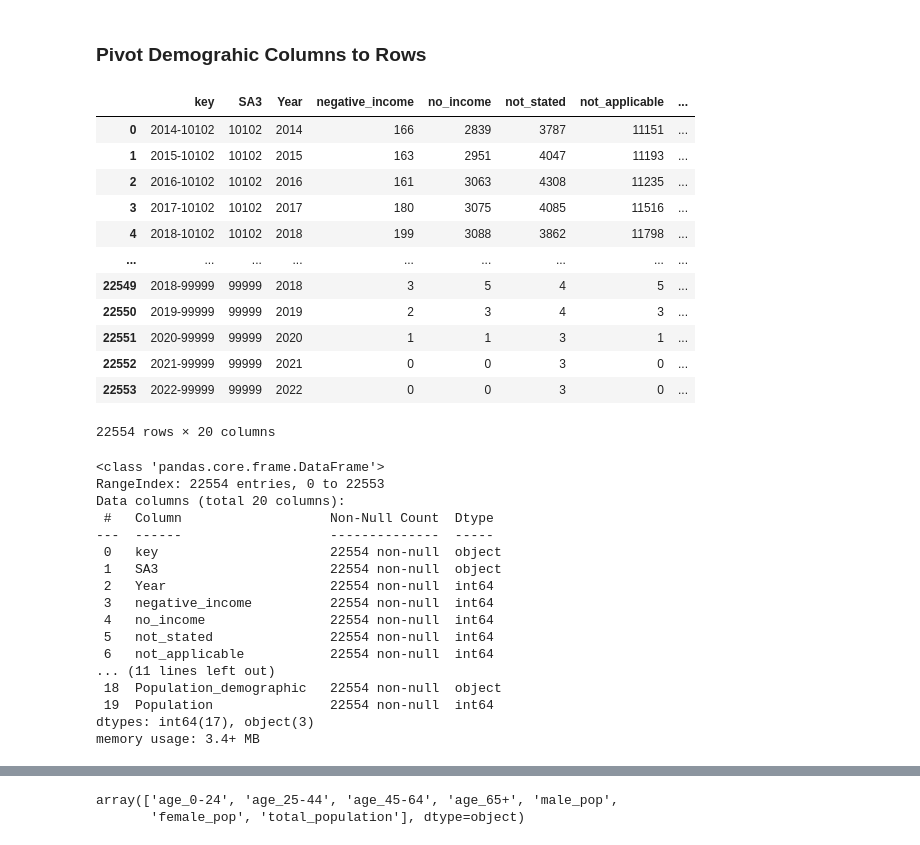
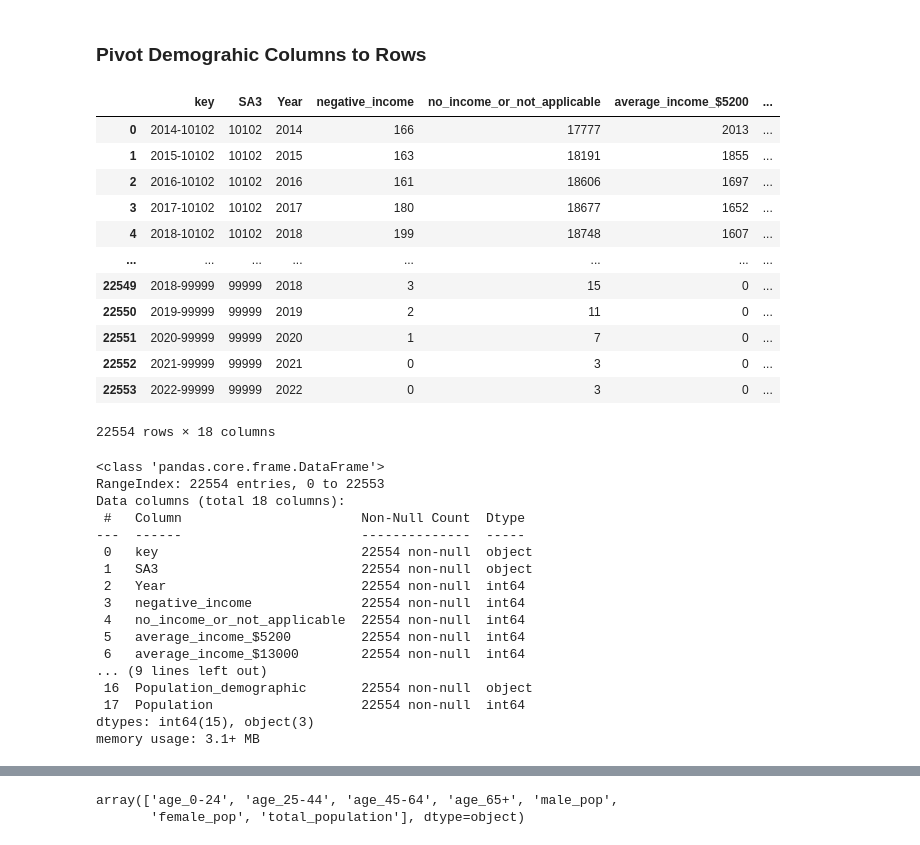
Before and after one commit to jiniep/mbs_analysis, a Jupyter notebook: scripts/10_census_mbs_combine_no_pivot.ipynb, the cells around one changed output, grey strips where cells are left out. Drawn from its saved outputs; the diff is of its cells as text; code cells hidden in the pictures.

Commit message:
Combined no income columns, updated the code and reran the scripts

```diff
--- a/scripts/10_census_mbs_combine_no_pivot.ipynb
+++ b/scripts/10_census_mbs_combine_no_pivot.ipynb
@@ -58,69 +58,67 @@ age_gender_p_columns = [
     "total_population",
 ]
 # defining columns to remain as is (id columns). expected these to duplicate
 id_columns = [
     "key",
     "SA3",
     "Year",
     "negative_income",
-    "no_income",
-    "not_stated",
-    "not_applicable",
+    "no_income_or_not_applicable",
     "average_income_$5200",
     "average_income_$13000",
     "average_income_$18200",
     "average_income_$26000",
     "average_income_$36400",
     "average_income_$46800",
     "average_income_$58500",
     "average_income_$71500",
     "average_income_$91000",
     "average_income_$130000",
     "average_income_$169000+",
 ]
 
 # using melt function to pivot the demograhic into rows, naming columns Population_demograhic. Values stored in Population
 df_census_2014_22_pivot = df_census_2014_22.melt(
     id_vars=id_columns,
     value_vars=age_gender_p_columns,
     var_name="Population_demographic",
     value_name="Population",
 )
 df_census_2014_22_pivot
 # %% [output]
-|  | key | SA3 | Year | negative_income | no_income | not_stated | not_applicable | ... |
-| 0 | 2014-10102 | 10102 | 2014 | 166 | 2839 | 3787 | 11151 | ... |
-| 1 | 2015-10102 | 10102 | 2015 | 163 | 2951 | 4047 | 11193 | ... |
-| 2 | 2016-10102 | 10102 | 2016 | 161 | 3063 | 4308 | 11235 | ... |
-| 3 | 2017-10102 | 10102 | 2017 | 180 | 3075 | 4085 | 11516 | ... |
-| 4 | 2018-10102 | 10102 | 2018 | 199 | 3088 | 3862 | 11798 | ... |
-| ... | ... | ... | ... | ... | ... | ... | ... | ... |
-| 22549 | 2018-99999 | 99999 | 2018 | 3 | 5 | 4 | 5 | ... |
-| 22550 | 2019-99999 | 99999 | 2019 | 2 | 3 | 4 | 3 | ... |
-| 22551 | 2020-99999 | 99999 | 2020 | 1 | 1 | 3 | 1 | ... |
-| 22552 | 2021-99999 | 99999 | 2021 | 0 | 0 | 3 | 0 | ... |
-| 22553 | 2022-99999 | 99999 | 2022 | 0 | 0 | 3 | 0 | ... |
+|  | key | SA3 | Year | negative_income | no_income_or_not_applicable | average_income_$5200 | ... |
+| 0 | 2014-10102 | 10102 | 2014 | 166 | 17777 | 2013 | ... |
+| 1 | 2015-10102 | 10102 | 2015 | 163 | 18191 | 1855 | ... |
+| 2 | 2016-10102 | 10102 | 2016 | 161 | 18606 | 1697 | ... |
+| 3 | 2017-10102 | 10102 | 2017 | 180 | 18677 | 1652 | ... |
+| 4 | 2018-10102 | 10102 | 2018 | 199 | 18748 | 1607 | ... |
+| ... | ... | ... | ... | ... | ... | ... | ... |
+| 22549 | 2018-99999 | 99999 | 2018 | 3 | 15 | 0 | ... |
+| 22550 | 2019-99999 | 99999 | 2019 | 2 | 11 | 0 | ... |
+| 22551 | 2020-99999 | 99999 | 2020 | 1 | 7 | 0 | ... |
+| 22552 | 2021-99999 | 99999 | 2021 | 0 | 3 | 0 | ... |
+| 22553 | 2022-99999 | 99999 | 2022 | 0 | 3 | 0 | ... |
-22554 rows × 20 columns
+22554 rows × 18 columns
 # %%
 df_census_2014_22_pivot.info()
 # %% [output]
 <class 'pandas.core.frame.DataFrame'>
 RangeIndex: 22554 entries, 0 to 22553
-Data columns (total 20 columns):
- #   Column                   Non-Null Count  Dtype
----  ------                   --------------  -----
- 0   key                      22554 non-null  object
- 1   SA3                      22554 non-null  object
- 2   Year                     22554 non-null  int64
- 3   negative_income          22554 non-null  int64
- 4   no_income                22554 non-null  int64
- 5   not_stated               22554 non-null  int64
- 6   not_applicable           22554 non-null  int64
-... (11 lines left out)
- 18  Population_demographic   22554 non-null  object
- 19  Population               22554 non-null  int64
-dtypes: int64(17), object(3)
-memory usage: 3.4+ MB
+Data columns (total 18 columns):
+ #   Column                       Non-Null Count  Dtype
+---  ------                       --------------  -----
+ 0   key                          22554 non-null  object
+ 1   SA3                          22554 non-null  object
+ 2   Year                         22554 non-null  int64
+ 3   negative_income              22554 non-null  int64
+ 4   no_income_or_not_applicable  22554 non-null  int64
+ 5   average_income_$5200         22554 non-null  int64
+ 6   average_income_$13000        22554 non-null  int64
+... (9 lines left out)
+ 16  Population_demographic       22554 non-null  object
+ 17  Population                   22554 non-null  int64
+dtypes: int64(15), object(3)
+memory usage: 3.1+ MB
 # %%
 # checking values before and after pivots
 df_census_2014_22[df_census_2014_22["key"] == "2014-10102"]
```
Also changed, not shown: parts of 20 cells of this notebook, 2 other files.
